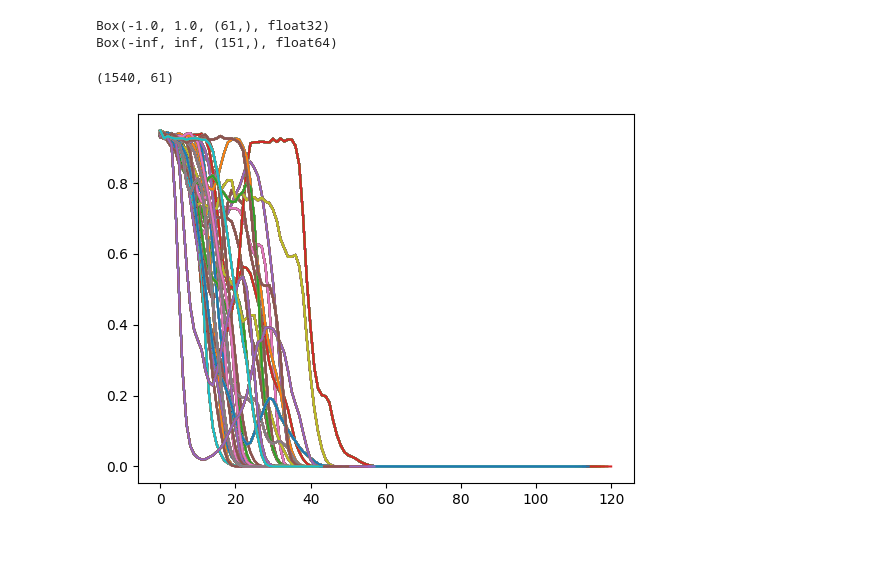
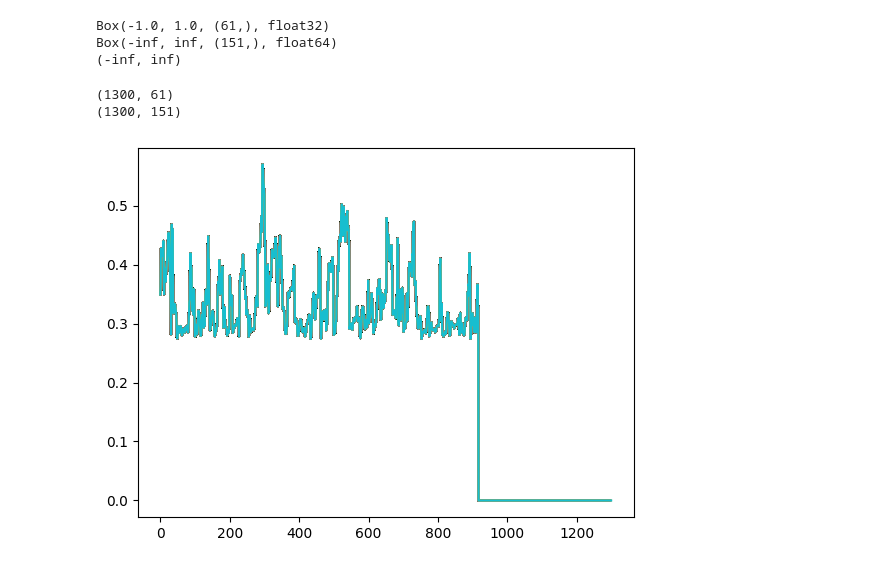
Before and after one commit to YuxinB/humanoid-bench, a Jupyter notebook: plc_train.ipynb, the cells around one changed output. Saved outputs shown, nothing was run; the diff lists cells and outputs as text; code cells hidden in the pictures.

Commit message:
Add PLC exps for h1-crawl

```diff
--- a/plc_train.ipynb
+++ b/plc_train.ipynb
@@ -7,47 +9,53 @@ import matplotlib.pyplot as plt
 # %%
-env = gym.make('h1hand-stand-v0')
+env = gym.make('h1hand-crawl-v0')
+# env = gym.make('h1hand-stand-v0')
 print(env.action_space)
 print(env.observation_space)
+print(env.reward_range)
 # %% [output]
 Box(-1.0, 1.0, (61,), float32)
 Box(-inf, inf, (151,), float64)
+(-inf, inf)
 # %%
-max_step = 3000
-inters = 30
+max_step = 1300
+iters = 1
 OBS = []
 ACTIONS = []
 REWARDS = []
 TIMES = []
 
-for ite in range(inters):
-    observation, info = env.reset()
+for ite in range(iters):
+    observation, info = env.reset(seed=515)
+    env.action_space.seed(9515)
     actions = []
-    observations = [observation]
+    observations = []
     rewards = []
-    times = [0]
+    times = []
     for step in range(1,max_step+1):
         action = env.action_space.sample()
-        # action = np.zeros(env.action_space.shape, dtype=np.float32)
+        # action = np.zeros(env.action_space.shape, dtype=np.float32) ## test with action = 0
         observation, reward, terminated, truncated, info = env.step(action)
-        done = terminated or truncated
-        if done:
-            # print(step)
-            break
+        # done = terminated or truncated
+        # if done:
+        #     # print(step)
+        #     break
         actions.append(action)
         observations.append(observation)
         rewards.append(reward)
         times.append(step)
         plt.plot(range(step),rewards)
 
     ACTIONS.append(actions)
     OBS.append(observations)
     REWARDS.append(np.array(rewards).reshape(-1,1))
     TIMES.append(np.array(times).reshape(-1,1))
 ACTIONS_arr =  np.vstack(ACTIONS)
 OBS_arr =  np.vstack(OBS)
 REWARDS_arr =  np.vstack(REWARDS)
 TIMES_arr =  np.vstack(TIMES)
 print(ACTIONS_arr.shape)
+print(OBS_arr.shape)
 # %% [output]
-(1540, 61)
+(1300, 61)
+(1300, 151)
-[figure, old version]
+[figure, new version]
```
Also changed, not shown: parts of 24 cells of this notebook, 29 other files.
